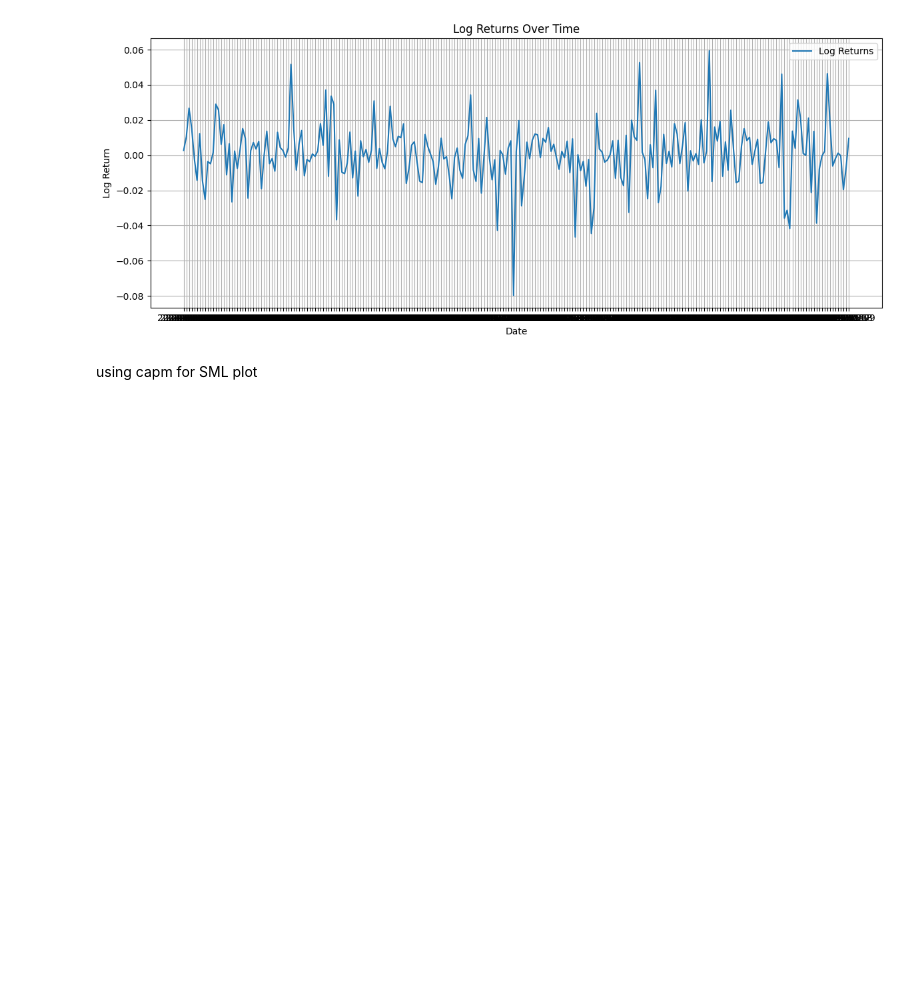
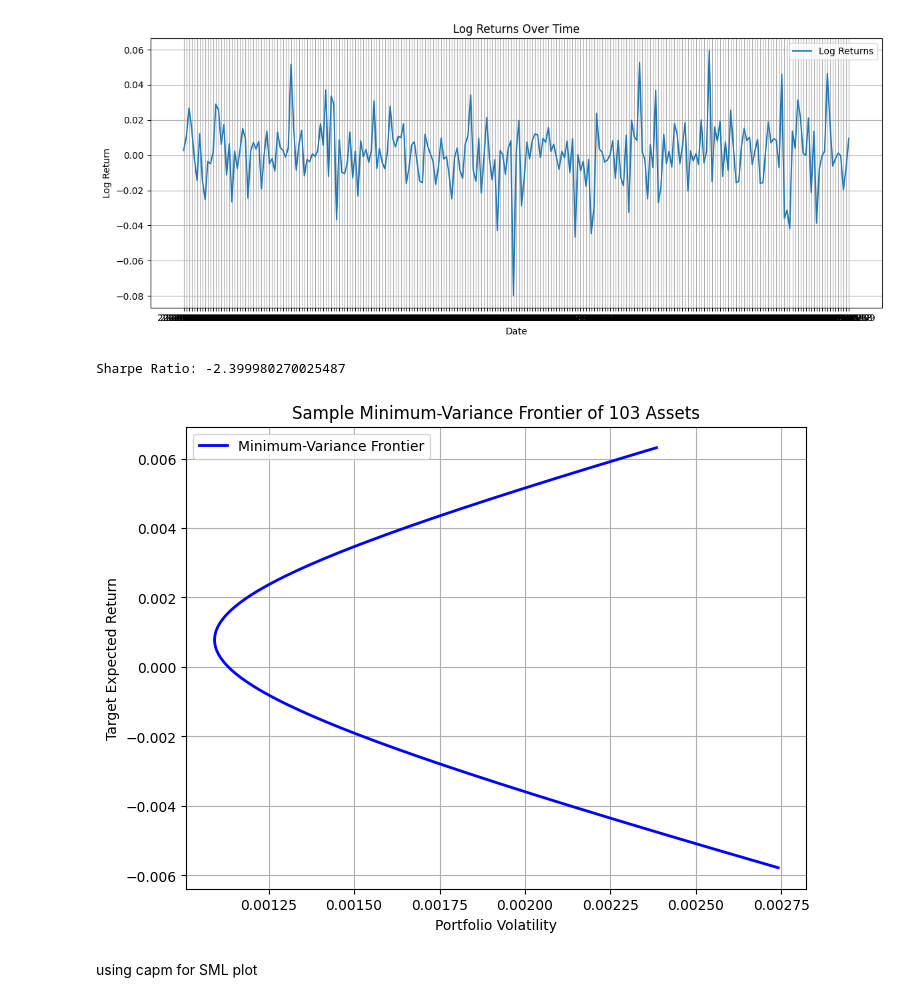
Before and after one commit to a4kulshr/quantaco, a Jupyter notebook: portfolio.ipynb, the cells around one changed output. Cells and saved outputs as stored; diff of their text form; code cells hidden in the pictures; blank space fills up the shorter version.

Commit message:
frontier

```diff
--- a/portfolio.ipynb
+++ b/portfolio.ipynb
@@ -67,6 +98,81 @@ plt.tight_layout()
 plt.show()
 # %% [output]
 [figure]
+# %%
+# Set parameters a b and c for frontier
+#set rolling  mean and std
+
+rolling_mean = return_df['Log_Return'].rolling(window=30).mean()
+rolling_std = return_df['Log_Return'].rolling(window=30).std()
+rolling_mean = rolling_mean.dropna()
+rolling_std = rolling_std.dropna()
+rolling_mean = rolling_mean.values
+rolling_std = rolling_std.values
+mu = rolling_mean
+S = rolling_std
+sigma = 0.04
+N = 220
+T = 240
+nobs = 1000
+# %%
+rolling_mean[:5]
+def calculate_sharpe_ratio(returns, risk_free_rate):
+    excess_returns = returns - risk_free_rate
+    return np.mean(excess_returns) / np.std(excess_returns)
+
+sharpe_ratio = calculate_sharpe_ratio(returns, risk_free_rate)
+print(f"Sharpe Ratio: {sharpe_ratio}")
+if S.ndim == 1:
+    S = np.diag(S**2)
+
+inv_S = np.linalg.inv(S)
+ones = np.ones(N)
+
+#calculate parameters a,b,c
+a_hat = np.dot(mu, inv_S.dot(mu))
+b_hat = np.dot(ones, inv_S.dot(mu))
+c_hat = np.dot(ones, inv_S.dot(ones))
+
+def compute_portfolio(mu_p):
+    """
+    Computing sigma based on given portfolio mean return
+    """
+
+    # Compute Lagrange multipliers directly inline:
+    lambda1 = (a_hat - b_hat * mu_p) / (a_hat * c_hat - b_hat**2)
+    lambda2 = (c_hat * mu_p - b_hat) / (a_hat * c_hat - b_hat**2)
+
+    # Compute portfolio weights for target return mu_p:
+    w = lambda1 * inv_S.dot(ones) + lambda2 * inv_S.dot(mu)
+
+    # Compute portfolio volatility:
+    sigma_p = np.sqrt(np.dot(w, S.dot(w)))
+    return sigma_p
+
+#predefining target return
+
+if len(mu) != len(rolling_mean):
+    raise ValueError(f"Length of mu ({len(mu)}) does not match the length of rolling_mean ({len(rolling_mean)}).")
+
+target_returns = np.linspace(min(mu), max(mu), len(mu))
+
+vols = []
+
+for mu_p in target_returns:
+    vols.append(compute_portfolio(mu_p))
+volatilities = np.array(vols)
+
+plt.figure(figsize=(8, 6))
+plt.plot(volatilities, target_returns, 'b-', lw=2)
+plt.xlabel("Portfolio Volatility")
+plt.ylabel("Target Expected Return")
+plt.title("Sample Minimum-Variance Frontier of 103 Assets")
+plt.grid(True)
+plt.legend(["Minimum-Variance Frontier"])
+plt.show()
+# %% [output]
+Sharpe Ratio: -2.399980270025487
+[figure, added]
 # %% [markdown]
 using capm for SML plot
 # %%
```
Also changed, not shown: parts of 5 cells of this notebook.
